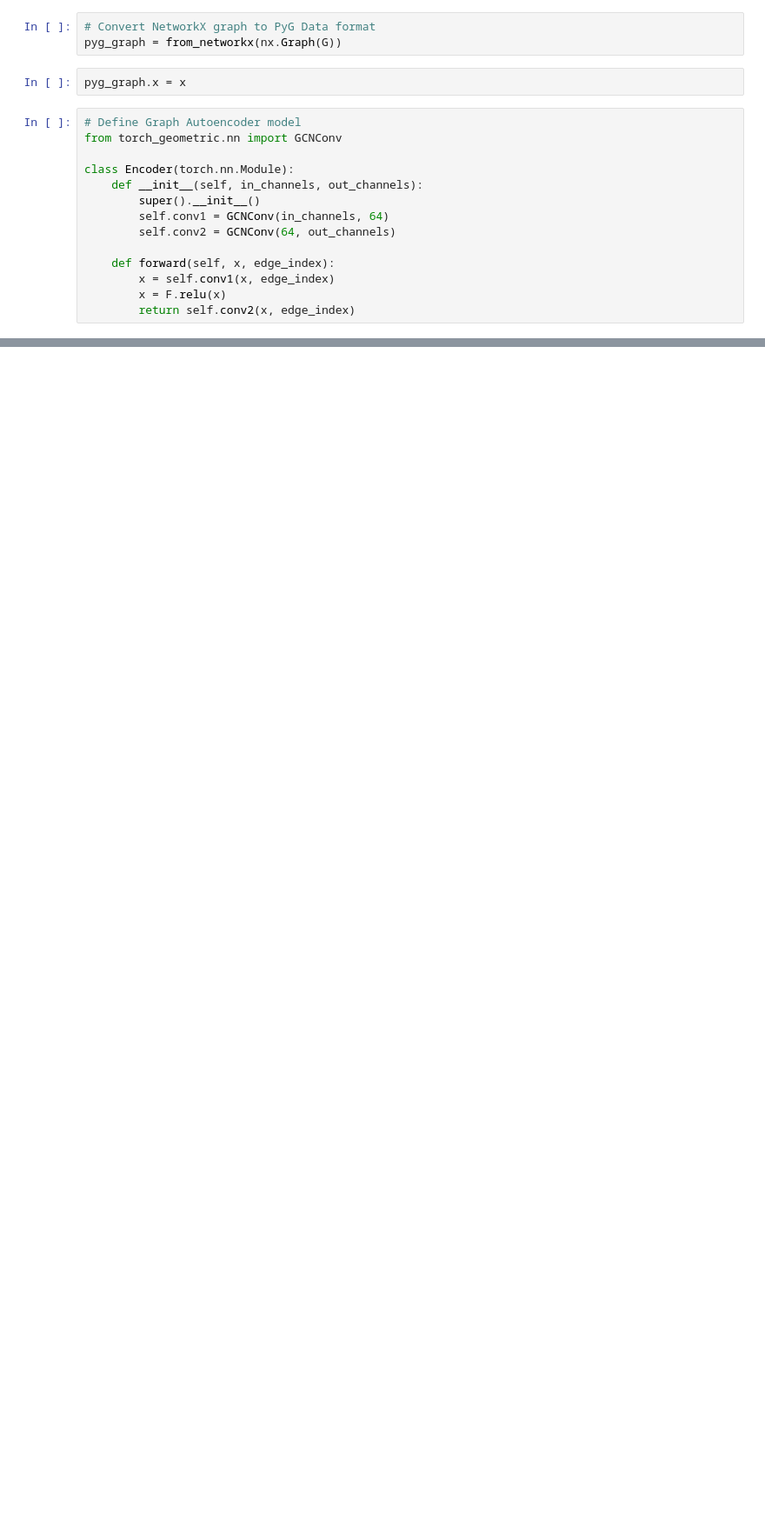
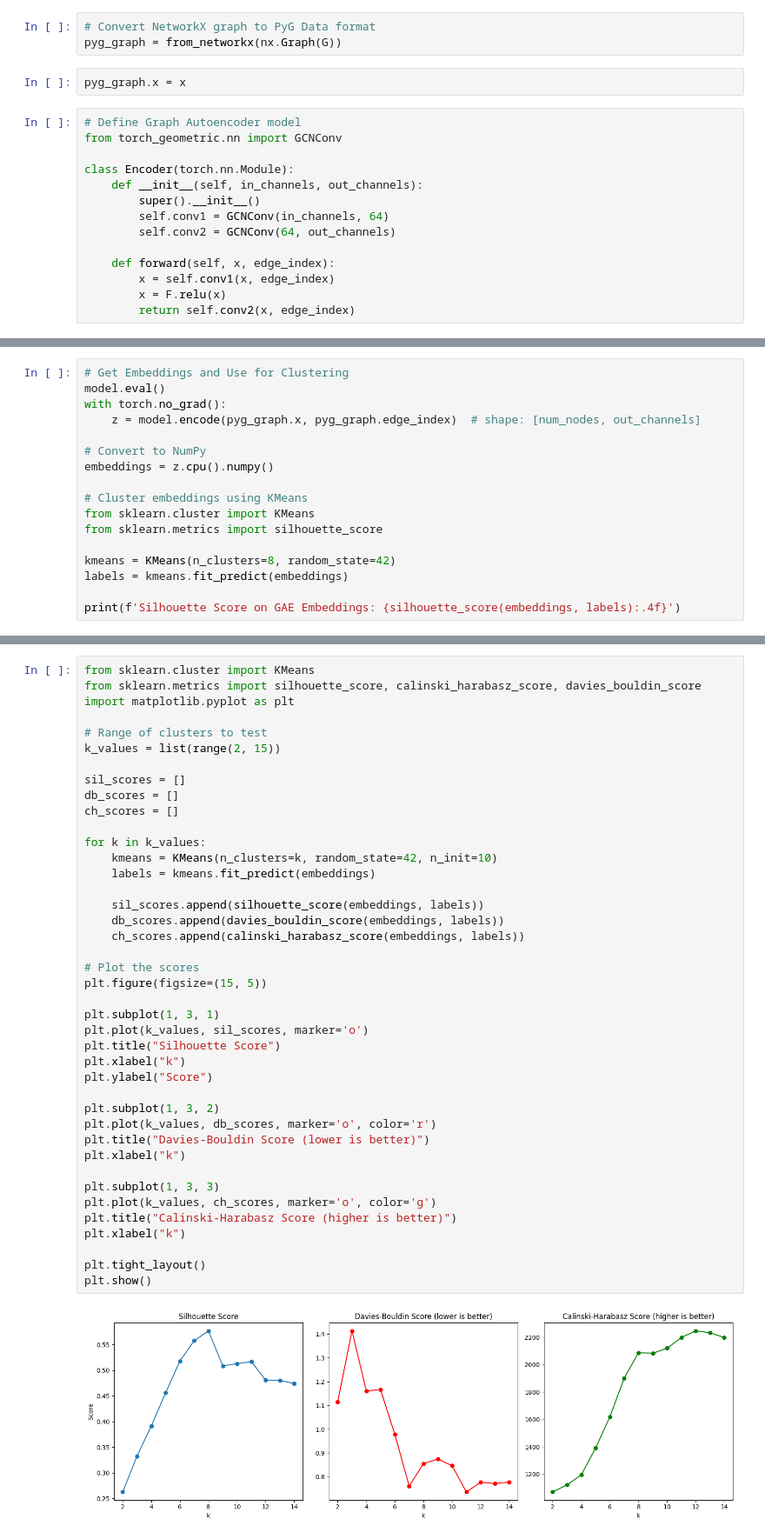
Before and after one commit to PSswathi/aai-510-group2-final-project, a Jupyter notebook: aai-510-group2-final-project-GAE.ipynb, the cells around one changed output, grey strips where cells are left out. Shown: that part at 87% size. Saved outputs shown, nothing was run; the diff lists cells and outputs as text; blank space fills up the shorter version.

```diff
--- a/aai-510-group2-final-project-GAE.ipynb
+++ b/aai-510-group2-final-project-GAE.ipynb
@@ -117,0 +137,17 @@ RuntimeError: index 3532 is out of bounds for dimension 0 with size 3532
+# %%
+# Get Embeddings and Use for Clustering
+model.eval()
+with torch.no_grad():
+    z = model.encode(pyg_graph.x, pyg_graph.edge_index)  # shape: [num_nodes, out_channels]
+
+# Convert to NumPy
+embeddings = z.cpu().numpy()
+
+# Cluster embeddings using KMeans
+from sklearn.cluster import KMeans
+from sklearn.metrics import silhouette_score
+
+kmeans = KMeans(n_clusters=8, random_state=42)
+labels = kmeans.fit_predict(embeddings)
+
+print(f'Silhouette Score on GAE Embeddings: {silhouette_score(embeddings, labels):.4f}')
@@ -117,0 +156,43 @@ RuntimeError: index 3532 is out of bounds for dimension 0 with size 3532
+# %%
+from sklearn.cluster import KMeans
+from sklearn.metrics import silhouette_score, calinski_harabasz_score, davies_bouldin_score
+import matplotlib.pyplot as plt
+
+# Range of clusters to test
+k_values = list(range(2, 15))
+
+sil_scores = []
+db_scores = []
+ch_scores = []
+
+for k in k_values:
+    kmeans = KMeans(n_clusters=k, random_state=42, n_init=10)
+    labels = kmeans.fit_predict(embeddings)
+
+    sil_scores.append(silhouette_score(embeddings, labels))
+    db_scores.append(davies_bouldin_score(embeddings, labels))
+    ch_scores.append(calinski_harabasz_score(embeddings, labels))
+
+# Plot the scores
+plt.figure(figsize=(15, 5))
+
+plt.subplot(1, 3, 1)
+plt.plot(k_values, sil_scores, marker='o')
+plt.title("Silhouette Score")
+plt.xlabel("k")
+plt.ylabel("Score")
+
+plt.subplot(1, 3, 2)
+plt.plot(k_values, db_scores, marker='o', color='r')
+plt.title("Davies-Bouldin Score (lower is better)")
+plt.xlabel("k")
+
+plt.subplot(1, 3, 3)
+plt.plot(k_values, ch_scores, marker='o', color='g')
+plt.title("Calinski-Harabasz Score (higher is better)")
+plt.xlabel("k")
+
+plt.tight_layout()
+plt.show()
+# %% [output]
+[figure, added]
```
Also changed, not shown: parts of 9 cells of this notebook.
